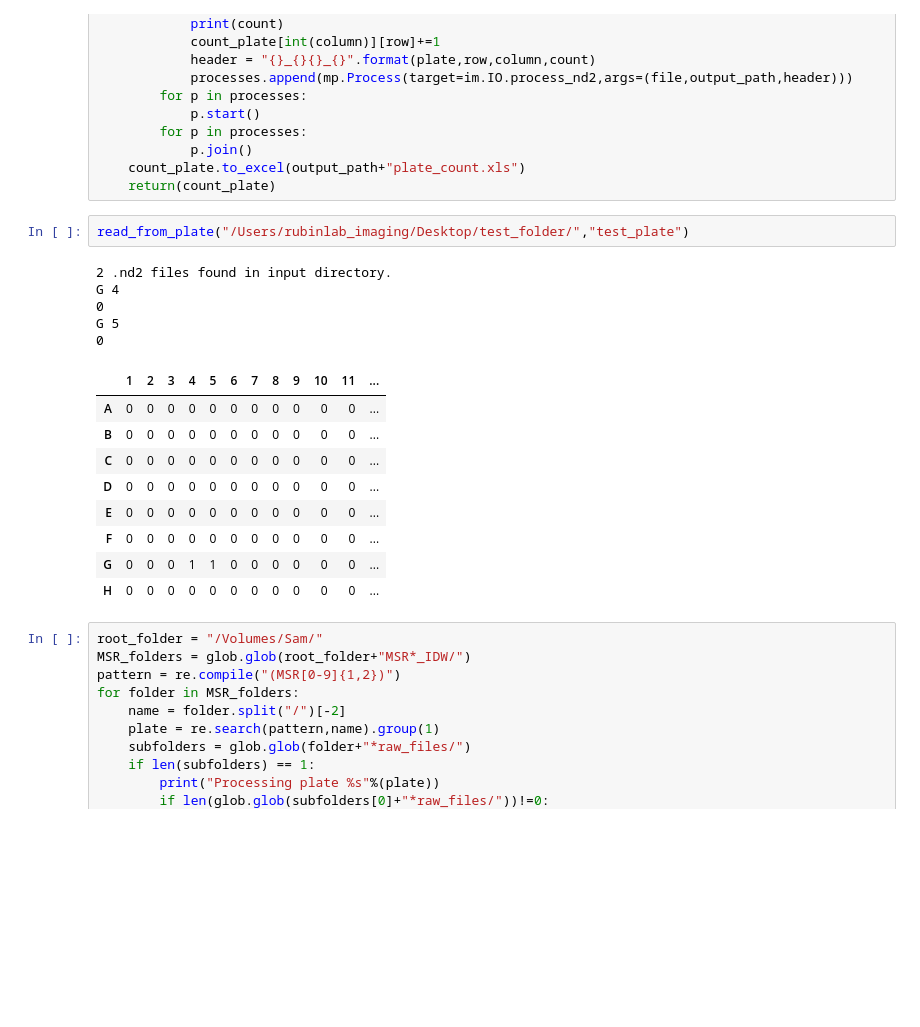
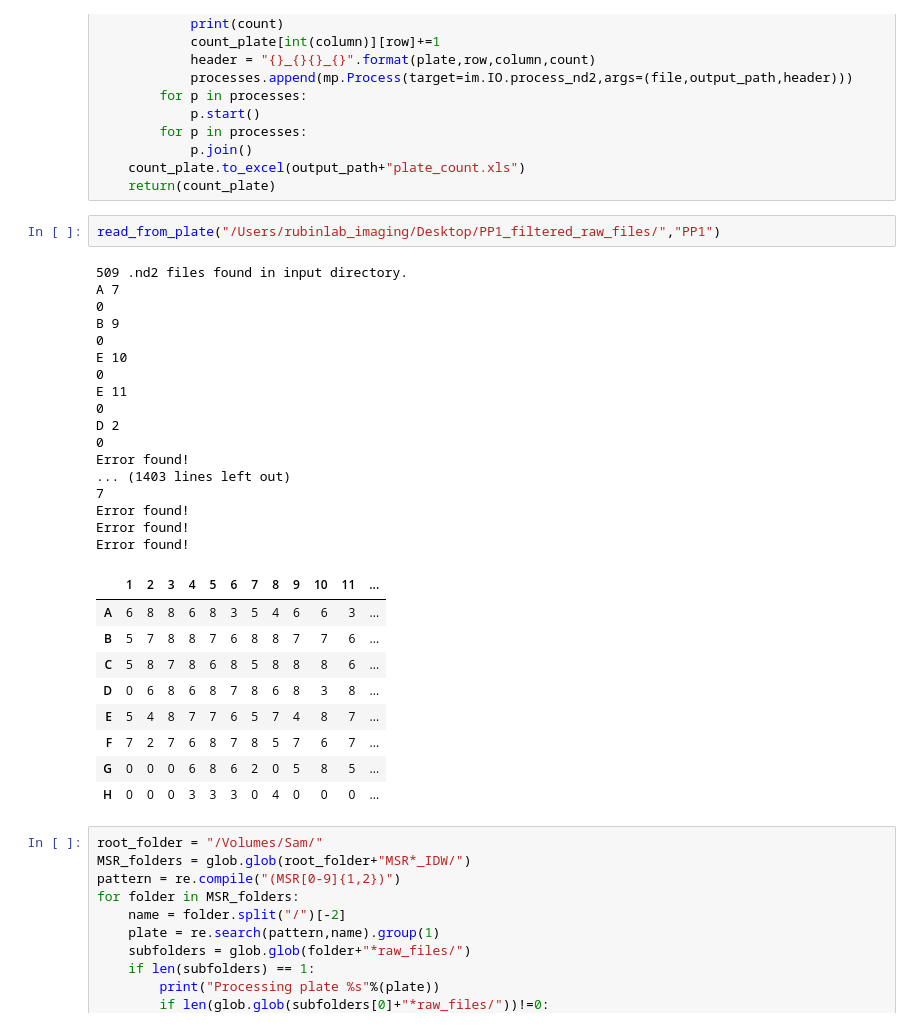
Before and after one commit to jzrolling/IMyG_2, a Jupyter notebook: Notebooks/MSR_20190930.ipynb, the cells around one changed output. Drawn from its saved outputs; the diff is of its cells as text; blank space fills up the shorter version.

```diff
--- a/Notebooks/MSR_20190930.ipynb
+++ b/Notebooks/MSR_20190930.ipynb
@@ -51,22 +51,34 @@ def read_from_plate(input_path,plate):
     count_plate.to_excel(output_path+"plate_count.xls")
     return(count_plate)
 # %%
-read_from_plate("/Users/rubinlab_imaging/Desktop/test_folder/","test_plate")
+read_from_plate("/Users/rubinlab_imaging/Desktop/PP1_filtered_raw_files/","PP1")
 # %% [output]
-2 .nd2 files found in input directory.
-G 4
+509 .nd2 files found in input directory.
+A 7
 0
-G 5
+B 9
 0
+E 10
+0
+E 11
+0
+D 2
+0
+Error found!
+... (1403 lines left out)
+7
+Error found!
+Error found!
+Error found!
 |  | 1 | 2 | 3 | 4 | 5 | 6 | 7 | 8 | 9 | 10 | 11 | ... |
-| A | 0 | 0 | 0 | 0 | 0 | 0 | 0 | 0 | 0 | 0 | 0 | ... |
-| B | 0 | 0 | 0 | 0 | 0 | 0 | 0 | 0 | 0 | 0 | 0 | ... |
-| C | 0 | 0 | 0 | 0 | 0 | 0 | 0 | 0 | 0 | 0 | 0 | ... |
-| D | 0 | 0 | 0 | 0 | 0 | 0 | 0 | 0 | 0 | 0 | 0 | ... |
-| E | 0 | 0 | 0 | 0 | 0 | 0 | 0 | 0 | 0 | 0 | 0 | ... |
-| F | 0 | 0 | 0 | 0 | 0 | 0 | 0 | 0 | 0 | 0 | 0 | ... |
-| G | 0 | 0 | 0 | 1 | 1 | 0 | 0 | 0 | 0 | 0 | 0 | ... |
-| H | 0 | 0 | 0 | 0 | 0 | 0 | 0 | 0 | 0 | 0 | 0 | ... |
+| A | 6 | 8 | 8 | 6 | 8 | 3 | 5 | 4 | 6 | 6 | 3 | ... |
+| B | 5 | 7 | 8 | 8 | 7 | 6 | 8 | 8 | 7 | 7 | 6 | ... |
+| C | 5 | 8 | 7 | 8 | 6 | 8 | 5 | 8 | 8 | 8 | 6 | ... |
+| D | 0 | 6 | 8 | 6 | 8 | 7 | 8 | 6 | 8 | 3 | 8 | ... |
+| E | 5 | 4 | 8 | 7 | 7 | 6 | 5 | 7 | 4 | 8 | 7 | ... |
+| F | 7 | 2 | 7 | 6 | 8 | 7 | 8 | 5 | 7 | 6 | 7 | ... |
+| G | 0 | 0 | 0 | 6 | 8 | 6 | 2 | 0 | 5 | 8 | 5 | ... |
+| H | 0 | 0 | 0 | 3 | 3 | 3 | 0 | 4 | 0 | 0 | 0 | ... |
 # %%
 root_folder = "/Volumes/Sam/"
 MSR_folders = glob.glob(root_folder+"MSR*_IDW/")
```
Also changed, not shown: 4 other files.
